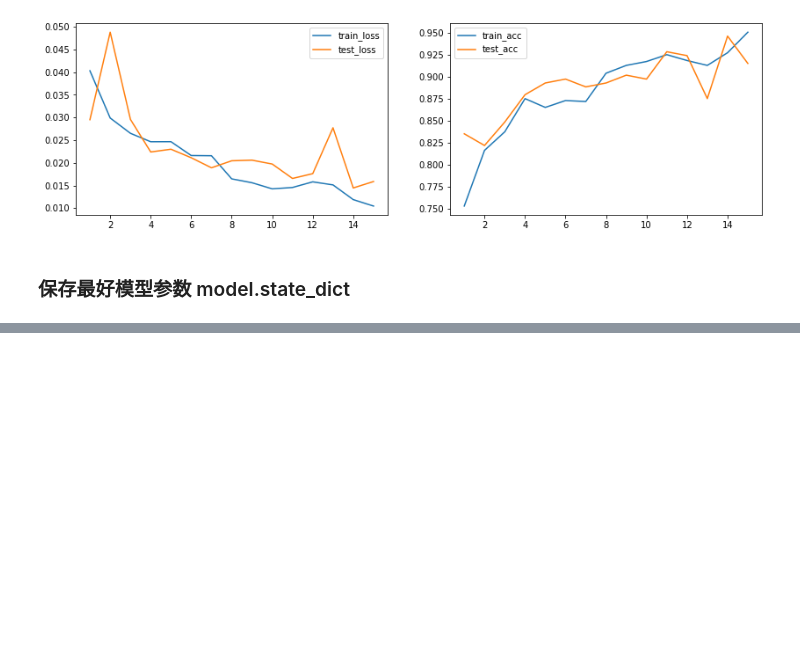
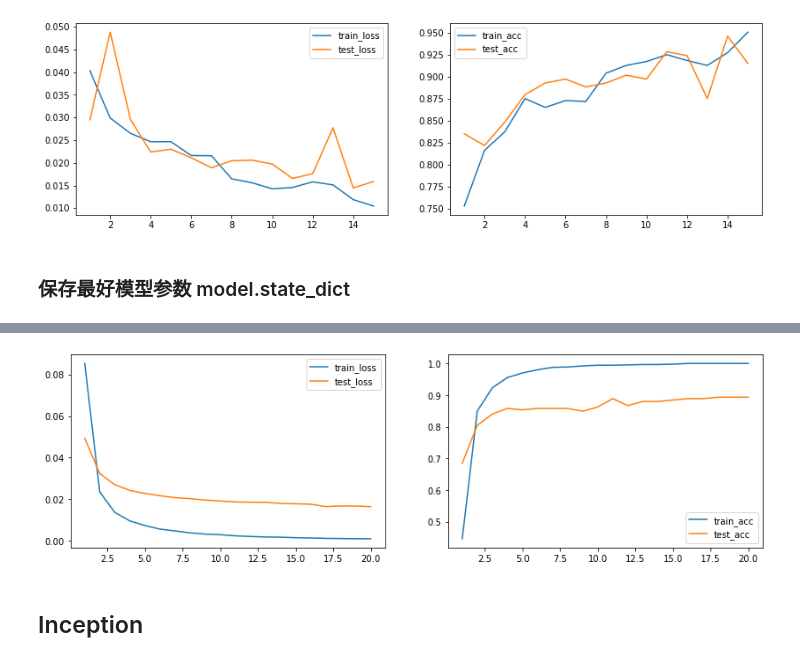
Before and after one commit to ToyHaoran/python01, a Jupyter notebook: pytorch_note/2 卷积神经网络.ipynb, the cells around one changed output, grey strips where cells are left out. Cells and saved outputs as stored; diff of their text form; code cells hidden in the pictures; blank space fills up the shorter version.

```diff
--- a/pytorch_note/2 卷积神经网络.ipynb
+++ b/pytorch_note/2 卷积神经网络.ipynb
@@ -587,0 +558,64 @@ epoch:  9 loss：  0.023 accuracy: 0.94 test_loss：  0.039 test_accuracy: 0.902
+# %%
+# 先运行自定义DataSet类
+# 然后使用卷积基提取特征
+model = torchvision.models.densenet121(pretrained=True).features  # 卷积基是features，用来提取特征，最后是classifier分类器
+for p in model.parameters():
+    p.requires_grad = False
+model.to(device)
+
+def get_features(dataloader):
+    features, labels = [], []
+    for img, label in dataloader:
+        o = model(img.cuda())  # 对图片进行预测 放在显卡上
+        o = o.view(o.size(0),-1)  # 4维数据扁平化
+        features.extend(o.cpu().data)
+        labels.extend(label)  # 将每个元素添加到列表
+    return features, labels
+
+train_features, train_labels = get_features(train_dl)
+test_features, test_labels = get_features(test_dl)
+# 感觉可以提前保存
+# %%
+# 直接从特征列表构建数据集，然后训练全连接层
+class FeaturesDataset(Dataset):
+    def __init__(self, features, labels):
+        self.features = features
+        self.labels = labels
+    def __getitem__(self, index):
+        return self.features[index], self.labels[index]
+    def __len__(self):
+        return len(self.labels)
+BATCHSIZE=32
+train_dl = DataLoader(FeaturesDataset(train_features, train_labels), batch_size=BATCHSIZE, shuffle=True)
+test_dl = DataLoader(FeaturesDataset(test_features, test_labels), batch_size=BATCHSIZE)
+
+# 创建模型
+class FCModel(torch.nn.Module):
+    def __init__(self, in_size, out_size):
+        super().__init__()
+        self.fc = torch.nn.Linear(in_size, out_size)
+    def forward(self,inp):
+        out = self.fc(inp)
+        return out
+fc_in_size = train_features[0].shape[0]
+out_class = 200
+model = FCModel(fc_in_size, out_class)
+model.to(device)
+
+# 损失函数和优化器
+loss_fn = torch.nn.CrossEntropyLoss()
+optim = torch.optim.Adam(model.parameters(), lr=0.0001)
+
+# 开始训练
+train_loss, train_acc, test_loss, test_acc = [], [], [], []
+epochs = 20
+for epoch in range(epochs):
+    epoch_loss, epoch_acc, epoch_test_loss, epoch_test_acc = fit(epoch, model, train_dl, test_dl)
+    train_loss.append(epoch_loss)
+    train_acc.append(epoch_acc)
+    test_loss.append(epoch_test_loss)
+    test_acc.append(epoch_test_acc)
+
+# 可视化
+show_acc(train_loss, test_loss, train_acc, test_acc)
+# %% [output]
@@ -587,0 +642,3 @@ epoch:  9 loss：  0.023 accuracy: 0.94 test_loss：  0.039 test_accuracy: 0.902
+[figure, added]
+# %% [markdown]
+## Inception
```
Also changed, not shown: parts of 15 cells of this notebook.
